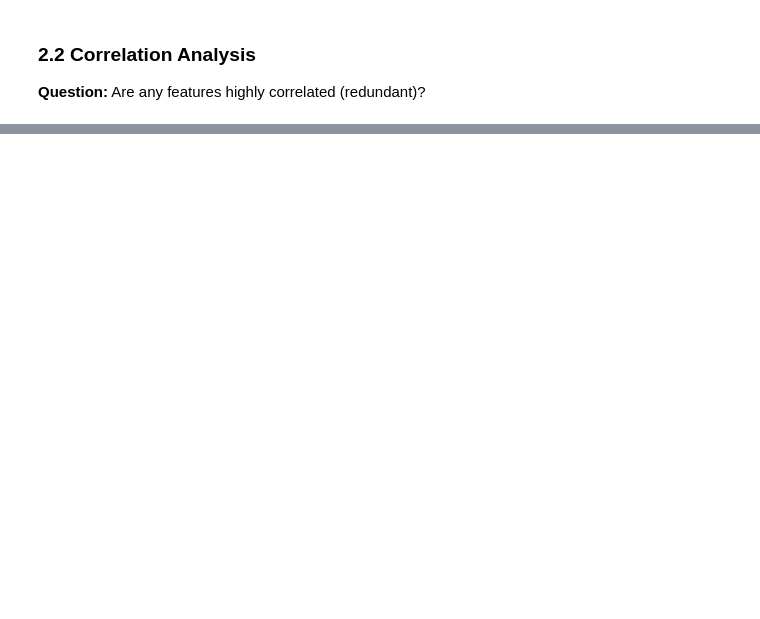
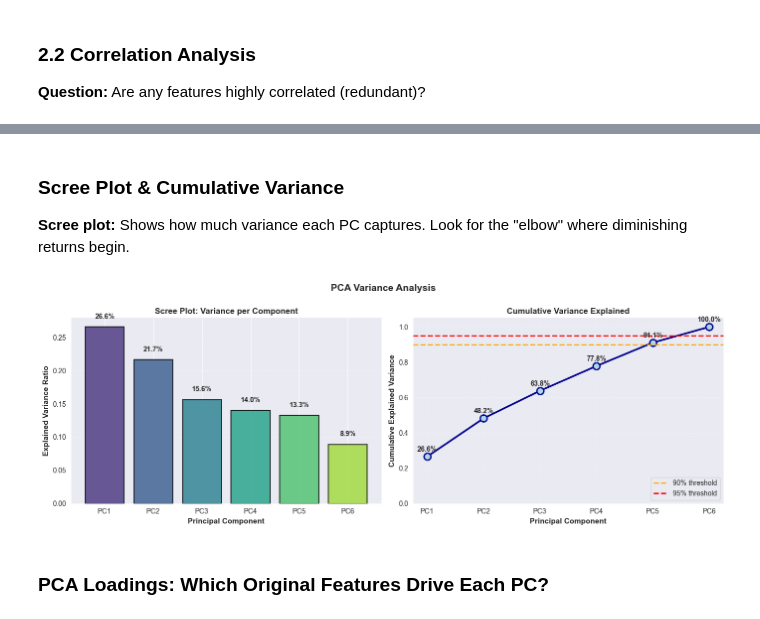
Before and after one commit to modnas-m/MaCAD26-G01-DataEncoding, a Jupyter notebook: notebooks/03_PCA.ipynb, the cells around one changed output, grey strips where cells are left out. Cells and saved outputs as stored; diff of their text form; code cells hidden in the pictures; blank space fills up the shorter version.

```diff
--- a/notebooks/03_PCA.ipynb
+++ b/notebooks/03_PCA.ipynb
@@ -243,0 +294,15 @@ plt.show()
+# %%
+# ====================================================================================
+# STANDARDIZE FEATURES
+# ====================================================================================
+# PCA is sensitive to feature scaling; StandardScaler ensures each feature has
+# mean=0, std=1 so high-variance features don't dominate the PCA.
+
+scaler = StandardScaler()
+X_scaled = scaler.fit_transform(X[FEATURE_COLS])
+
+# Verify scaling
+X_scaled_df = pd.DataFrame(X_scaled, columns=FEATURE_COLS)
+print('Feature Statistics AFTER StandardScaler:')
+print(X_scaled_df.describe().round(4))
+print('\n✓ All features now have mean ≈ 0 and std ≈ 1')
@@ -243,0 +370,47 @@ plt.show()
+# %% [markdown]
+### Scree Plot & Cumulative Variance
+
+**Scree plot:** Shows how much variance each PC captures. Look for the "elbow" where diminishing returns begin.
+# %%
+fig, axes = plt.subplots(1, 2, figsize=(14, 5))
+
+# Plot 1: Individual variance per PC
+ax1 = axes[0]
+pc_labels = [f'PC{i+1}' for i in range(len(explained_variance_ratio))]
+colors_bar = sns.color_palette('viridis', len(explained_variance_ratio))
+ax1.bar(pc_labels, explained_variance_ratio, color=colors_bar, edgecolor='black', linewidth=1.5, alpha=0.8)
+ax1.set_ylabel('Explained Variance Ratio', fontsize=11, fontweight='bold')
+ax1.set_xlabel('Principal Component', fontsize=11, fontweight='bold')
+ax1.set_title('Scree Plot: Variance per Component', fontsize=12, fontweight='bold')
+ax1.grid(axis='y', alpha=0.3, linestyle='--')
+ax1.spines[['top', 'right']].set_visible(False)
+
+# Add value labels on bars
+for i, (pc, var) in enumerate(zip(pc_labels, explained_variance_ratio)):
+    ax1.text(i, var + 0.01, f'{var:.1%}', ha='center', va='bottom', fontweight='bold', fontsize=10)
+
+# Plot 2: Cumulative variance
+ax2 = axes[1]
+ax2.plot(pc_labels, cumsum_explained, 'o-', linewidth=2.5, markersize=10,
+         color='darkblue', markerfacecolor='lightblue', markeredgewidth=2, markeredgecolor='darkblue')
+ax2.axhline(y=0.90, color='orange', linestyle='--', linewidth=2, label='90% threshold')
+ax2.axhline(y=0.95, color='red', linestyle='--', linewidth=2, label='95% threshold')
+ax2.set_ylabel('Cumulative Explained Variance', fontsize=11, fontweight='bold')
+ax2.set_xlabel('Principal Component', fontsize=11, fontweight='bold')
+ax2.set_title('Cumulative Variance Explained', fontsize=12, fontweight='bold')
+ax2.set_ylim([0, 1.05])
+ax2.grid(True, alpha=0.3, linestyle='--')
+ax2.legend(fontsize=10, loc='lower right')
+ax2.spines[['top', 'right']].set_visible(False)
+
+# Add cumulative values on points
+for i, (pc, cum) in enumerate(zip(pc_labels, cumsum_explained)):
+    ax2.text(i, cum + 0.02, f'{cum:.1%}', ha='center', va='bottom', fontweight='bold', fontsize=10)
+
+plt.suptitle('PCA Variance Analysis', fontsize=14, fontweight='bold', y=1.00)
+plt.tight_layout()
+plt.show()
+# %% [output]
+[figure, added]
+# %% [markdown]
+### PCA Loadings: Which Original Features Drive Each PC?
```
Also changed, not shown: parts of 17 cells of this notebook, 4 other files.
